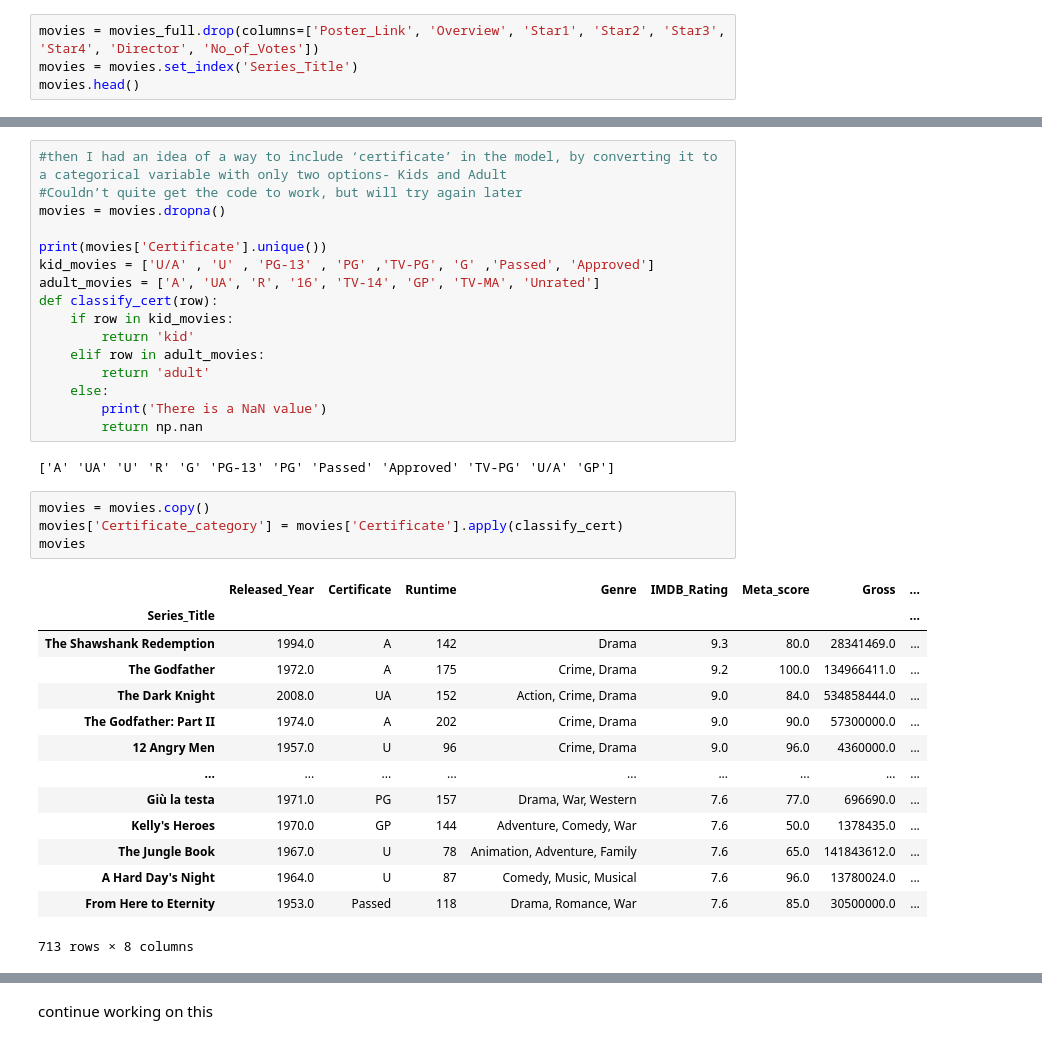
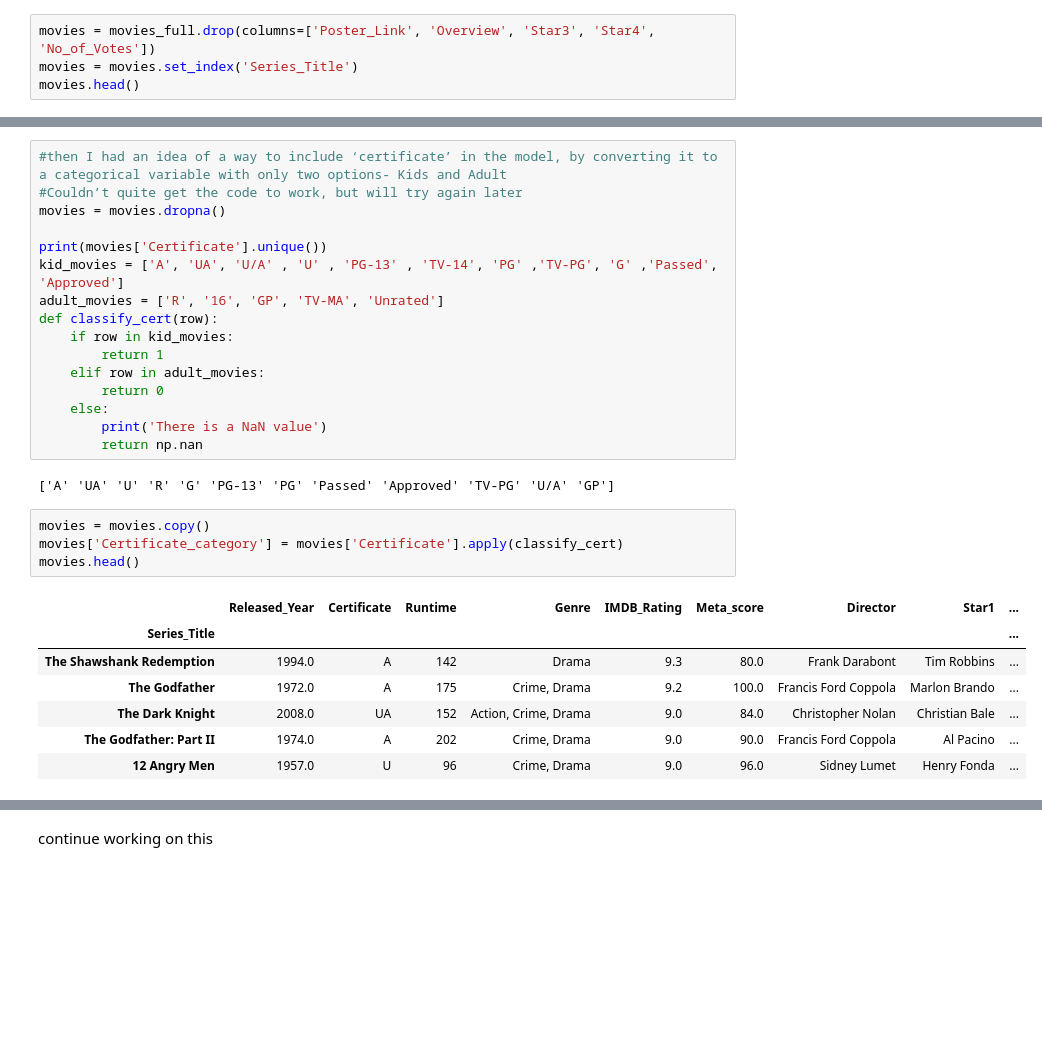
Before and after one commit to Doctor2007/movie_analysis, a Jupyter notebook: main.ipynb, the cells around one changed output, grey strips where cells are left out. Cells and saved outputs as stored; diff of their text form; blank space fills up the shorter version.

```diff
--- a/main.ipynb
+++ b/main.ipynb
@@ -33,7 +33,7 @@ This dataset contains information about the top 1000 movies rated on IMDb. Below
 
 The dataset contains 1000 entries with 16 columns. Some columns like Certificate (10.1% missing) and Meta_score (15.7% missing) contain null values.
 # %%
-movies = movies_full.drop(columns=['Poster_Link', 'Overview', 'Star1', 'Star2', 'Star3', 'Star4', 'Director', 'No_of_Votes'])
+movies = movies_full.drop(columns=['Poster_Link', 'Overview', 'Star3', 'Star4', 'No_of_Votes'])
 movies = movies.set_index('Series_Title')
 movies.head()
 # %% [output]
@@ -154,13 +174,13 @@ plt.show()
 movies = movies.dropna()
 
 print(movies['Certificate'].unique())
-kid_movies = ['U/A' , 'U' , 'PG-13' , 'PG' ,'TV-PG', 'G' ,'Passed', 'Approved']
-adult_movies = ['A', 'UA', 'R', '16', 'TV-14', 'GP', 'TV-MA', 'Unrated']
+kid_movies = ['A', 'UA', 'U/A' , 'U' , 'PG-13' , 'TV-14', 'PG' ,'TV-PG', 'G' ,'Passed', 'Approved']
+adult_movies = ['R', '16', 'GP', 'TV-MA', 'Unrated']
 def classify_cert(row):
     if row in kid_movies:
-        return 'kid'
+        return 1
     elif row in adult_movies:
-        return 'adult'
+        return 0
     else:
         print('There is a NaN value')
         return np.nan
@@ -169,19 +189,12 @@ def classify_cert(row):
 # %%
 movies = movies.copy()
 movies['Certificate_category'] = movies['Certificate'].apply(classify_cert)
-movies
+movies.head()
 # %% [output]
-|  | Released_Year | Certificate | Runtime | Genre | IMDB_Rating | Meta_score | Gross | ... |
-| Series_Title |  |  |  |  |  |  |  | ... |
-| The Shawshank Redemption | 1994.0 | A | 142 | Drama | 9.3 | 80.0 | 28341469.0 | ... |
-| The Godfather | 1972.0 | A | 175 | Crime, Drama | 9.2 | 100.0 | 134966411.0 | ... |
-| The Dark Knight | 2008.0 | UA | 152 | Action, Crime, Drama | 9.0 | 84.0 | 534858444.0 | ... |
-| The Godfather: Part II | 1974.0 | A | 202 | Crime, Drama | 9.0 | 90.0 | 57300000.0 | ... |
-| 12 Angry Men | 1957.0 | U | 96 | Crime, Drama | 9.0 | 96.0 | 4360000.0 | ... |
-| ... | ... | ... | ... | ... | ... | ... | ... | ... |
-| Giù la testa | 1971.0 | PG | 157 | Drama, War, Western | 7.6 | 77.0 | 696690.0 | ... |
-| Kelly's Heroes | 1970.0 | GP | 144 | Adventure, Comedy, War | 7.6 | 50.0 | 1378435.0 | ... |
-| The Jungle Book | 1967.0 | U | 78 | Animation, Adventure, Family | 7.6 | 65.0 | 141843612.0 | ... |
-| A Hard Day's Night | 1964.0 | U | 87 | Comedy, Music, Musical | 7.6 | 96.0 | 13780024.0 | ... |
-| From Here to Eternity | 1953.0 | Passed | 118 | Drama, Romance, War | 7.6 | 85.0 | 30500000.0 | ... |
+|  | Released_Year | Certificate | Runtime | Genre | IMDB_Rating | Meta_score | Director | Star1 | ... |
+| Series_Title |  |  |  |  |  |  |  |  | ... |
+| The Shawshank Redemption | 1994.0 | A | 142 | Drama | 9.3 | 80.0 | Frank Darabont | Tim Robbins | ... |
+| The Godfather | 1972.0 | A | 175 | Crime, Drama | 9.2 | 100.0 | Francis Ford Coppola | Marlon Brando | ... |
+| The Dark Knight | 2008.0 | UA | 152 | Action, Crime, Drama | 9.0 | 84.0 | Christopher Nolan | Christian Bale | ... |
+| The Godfather: Part II | 1974.0 | A | 202 | Crime, Drama | 9.0 | 90.0 | Francis Ford Coppola | Al Pacino | ... |
+| 12 Angry Men | 1957.0 | U | 96 | Crime, Drama | 9.0 | 96.0 | Sidney Lumet | Henry Fonda | ... |
-713 rows × 8 columns
```
Also changed, not shown: parts of 15 cells of this notebook.
